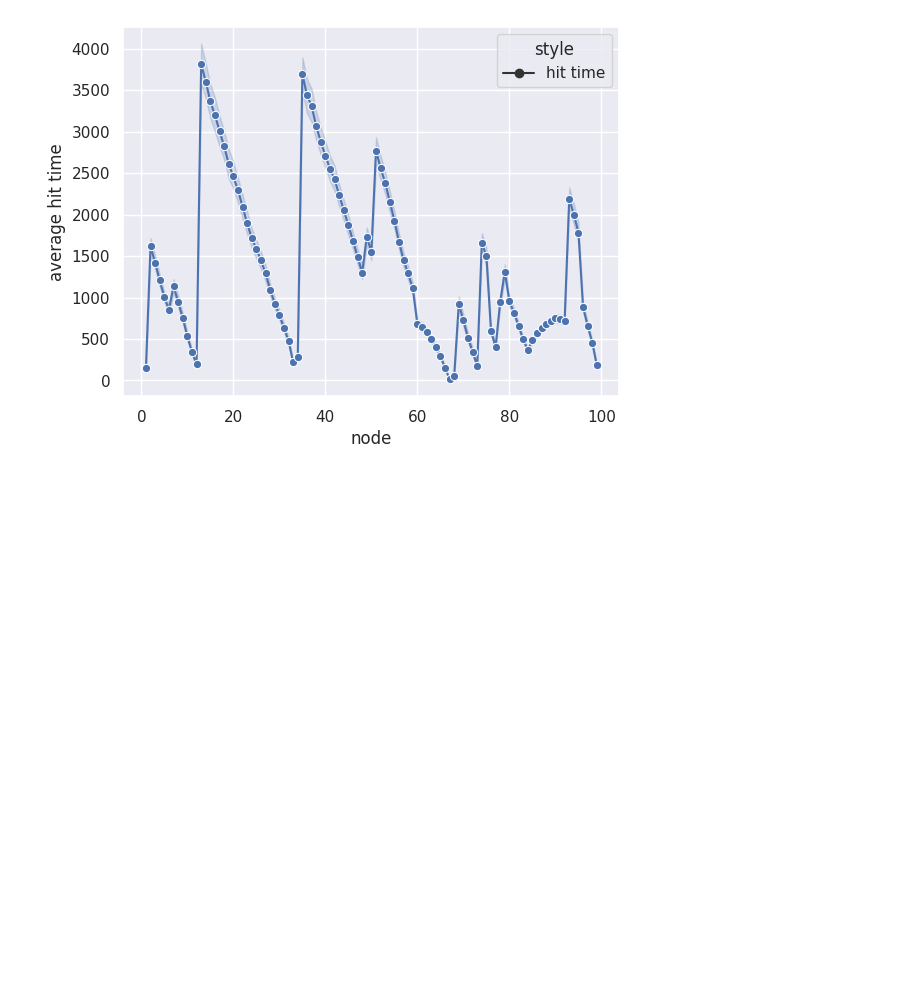
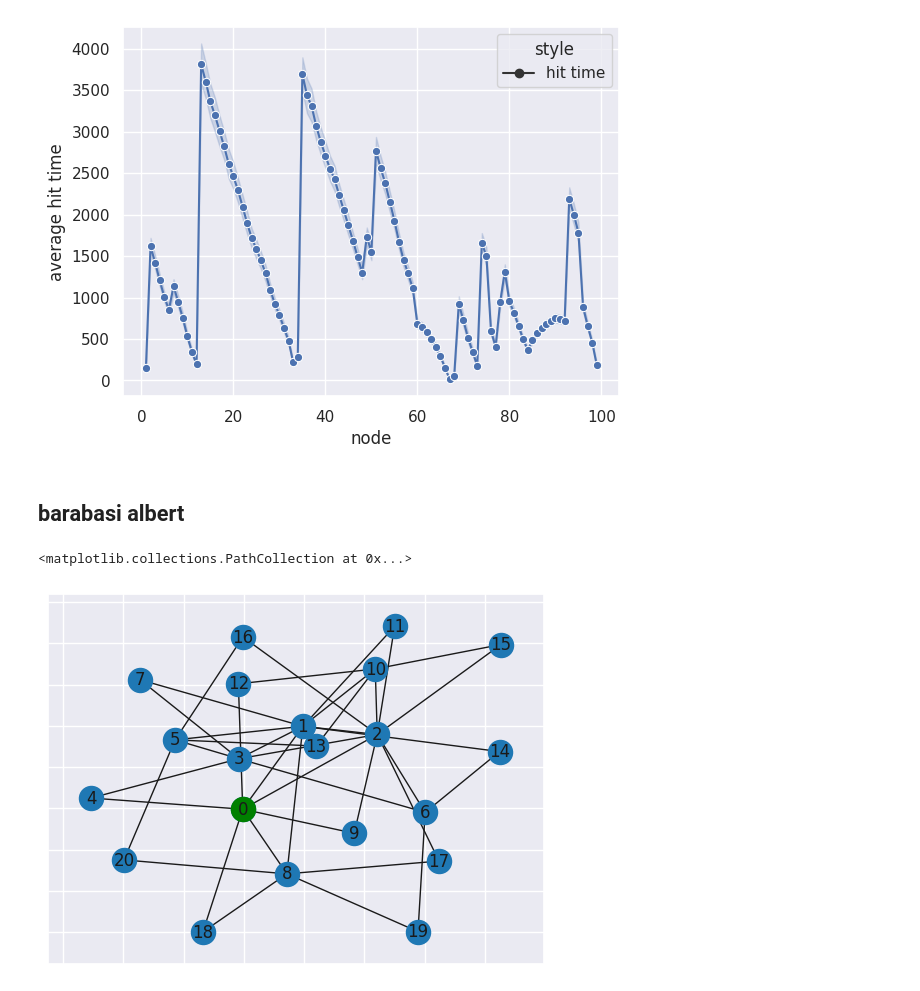
Before and after one commit to meluzyn100/DPOCN, a Jupyter notebook: labs/list4/list4_3.ipynb, the cells around one changed output. Drawn from its saved outputs; the diff is of its cells as text; code cells hidden in the pictures; blank space fills up the shorter version.

Commit message:
list4 ex3 barabasi albert

```diff
--- a/labs/list4/list4_3.ipynb
+++ b/labs/list4/list4_3.ipynb
@@ -270,3 +270,19 @@ plt.show()
 # %% [output]
 Mean hit time: 1362.79436
 [figure]
+# %% [markdown]
+## barabasi albert
+# %%
+m0 = 3
+n = 2
+iterations  = 18
+g3 = Graph().barabasi_albert_model(m0, n, iterations = iterations)
+
+
+pos = nx.spring_layout(g3, seed=3068)
+# pos = nx.circular_layout(g2)
+nx.draw_networkx(g3, pos)
+nx.draw_networkx_nodes(g3, pos, nodelist=[start_node], node_color="green")
+# %% [output]
+<matplotlib.collections.PathCollection at 0x...>
+[figure, added]
```
Also changed, not shown: parts of 8 cells of this notebook.
